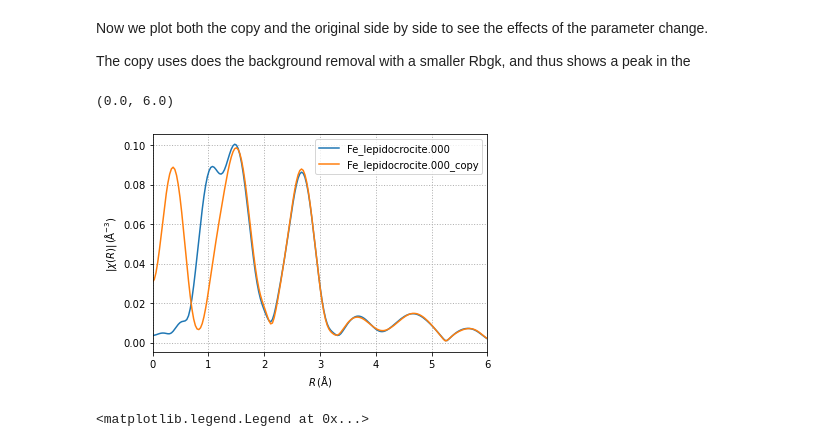
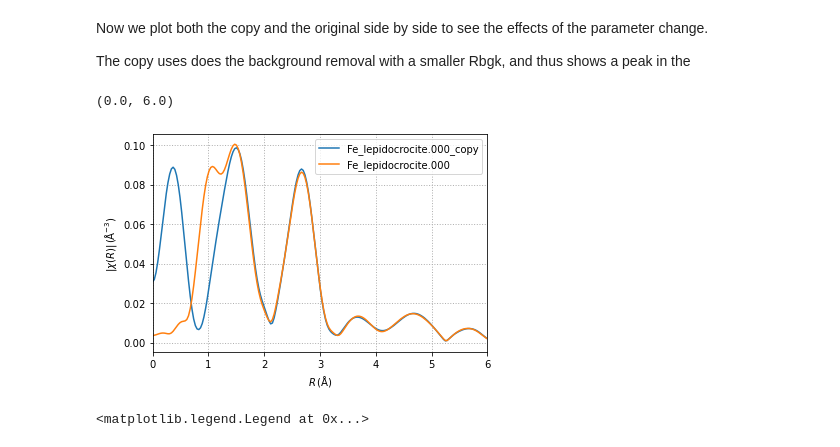
Before and after one commit to scman1/Larch_Intro_ukch, a Jupyter notebook: XAFS_Processing_101.ipynb, the cells around one changed output. Cells and saved outputs as stored; diff of their text form; code cells hidden in the pictures.

```diff
--- a/XAFS_Processing_101.ipynb
+++ b/XAFS_Processing_101.ipynb
@@ -302,16 +302,16 @@ The copy uses does the background removal with a smaller Rbgk, and thus shows a
 # %%
 # https://vimeo.com/340207346 47:00
 # plot magnitude in r-space
 plt.plot(fe_xafs_copy.r, fe_xafs_copy.chir_mag,label=fe_xafs_copy.filename)
-
+plt.plot(fe_xafs.r, fe_xafs.chir_mag,label=fe_xafs.filename)
 plt.xlabel(plab.r)
 plt.ylabel(plab.chirmag.format(3))
 plt.grid(linestyle=':', linewidth=1) #show and format grid
 plt.legend()
 plt.xlim(0,6)
 # %% [output]
 (0.0, 6.0)
-[figure, old version]
+[figure, new version]
 # %%
 plt.plot(fe_xafs_copy.energy, fe_xafs_copy.bkg, label='background')
 plt.plot(fe_xafs_copy.energy, fe_xafs_copy.mu, label=fe_xafs_copy.filename) # plot mu
```
Also changed, not shown: 1 other file.
